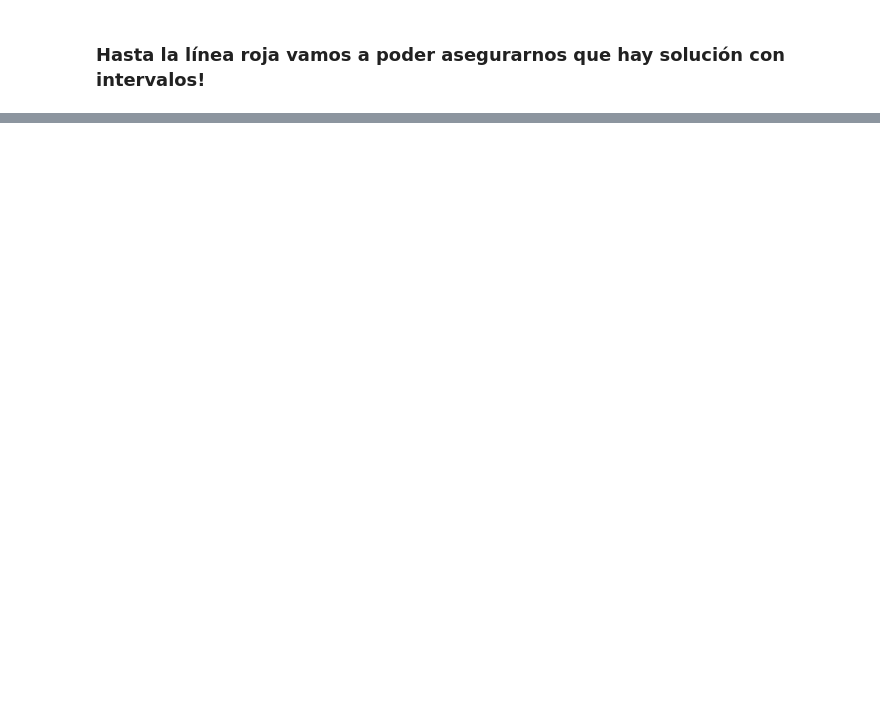
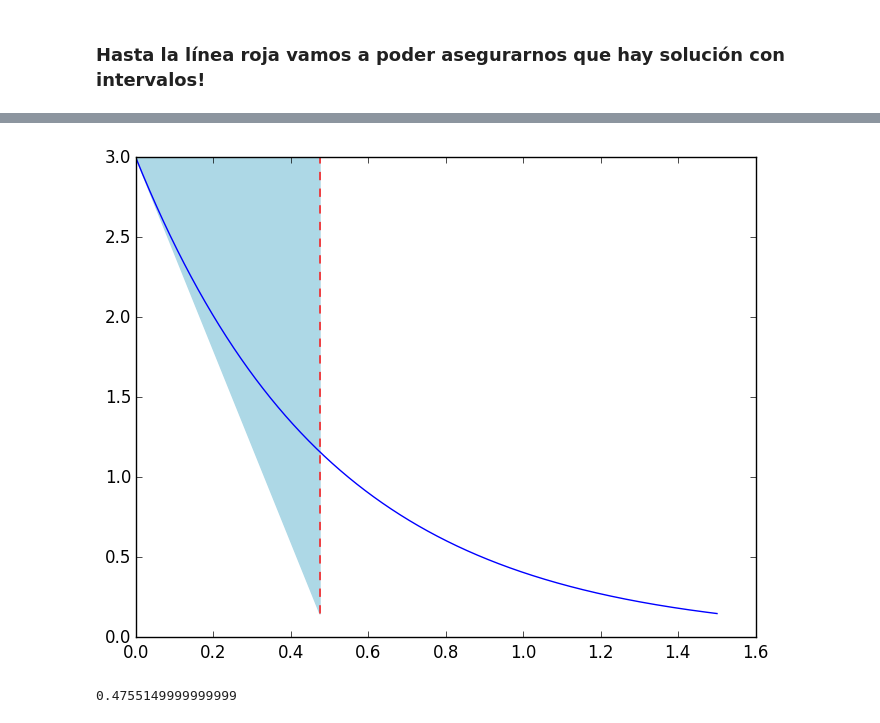
Before and after one commit to ealba/ProyectoClase, a Jupyter notebook: Notas/Runge Kutta2-4 para numeros.ipynb, the cells around one changed output, grey strips where cells are left out. Saved outputs shown, nothing was run; the diff lists cells and outputs as text; code cells hidden in the pictures; blank space fills up the shorter version.

```diff
--- a/Notas/Runge Kutta2-4 para numeros.ipynb
+++ b/Notas/Runge Kutta2-4 para numeros.ipynb
@@ -176,0 +182,19 @@ tf
+# %%
+function zetasKas(tI,tF,x0,z0::Intervalo,F::Function)
+    f(s)=F("afw",s)
+    x0 + Intervalo(tI,tF)*f(z0)
+end
+
+function kaesimaZeta(tI,tF,x0,z0::Intervalo,f::Function,k::Int64)
+    zetas=[z0]
+    for i=1:k
+        zk=zetasKas(tI,tF,x0,zetas[i],f)
+        if zk==zetas[i]
+            return zetas
+        else
+            push!(zetas,zk)
+        end
+    end
+
+    return zetas
+end
@@ -176,0 +205,3 @@ tf
+# %%
+
+zetachida=kaesimaZeta(0,T,x0,z0,F,50000)[end]
@@ -176,0 +211,7 @@ tf
+# %%
+function graficaCono(tI,tF,x0,zk::Intervalo)
+    PyPlot.fill_between([tI,tF],[x0,float64(zk.a)],[x0,float64(zk.b)],color="lightblue")
+    #PyPlot.xlim(min(0.9*tI,1.1*tI),max(0.9*tF,1.1*tF))
+    #PyPlot.ylim(min(0.9*float64(zk.a),1.1*float64(zk.a)),max(0.9*float64(zk.b),1.1*float64(zk.b)))
+    return nothing
+end
@@ -176,0 +220,9 @@ tf
+# %%
+F(t,x)=-2x
+t0=0.0;
+x0=3.0;
+h=0.000015;
+n=100000;
+tf=t0+h*n;
+
+@time x_RK=RungeKutta4(t0,x0,h,n,F);
@@ -176,0 +244,10 @@ tf
+# %%
+PyPlot.plot(linspace(t0,tf,n+1),x_RK,"blue");
+PyPlot.plot(linspace(T,T,n+1),linspace(minimum(x_RK),maximum(x_RK),n+1),"--r")
+graficaCono(0,T,x0,zetachida)
+# %% [output]
+[figure, added]
+# %%
+T
+# %% [output]
+0.4755149999999999
```
Also changed, not shown: parts of 10 cells of this notebook, 1 other file.
